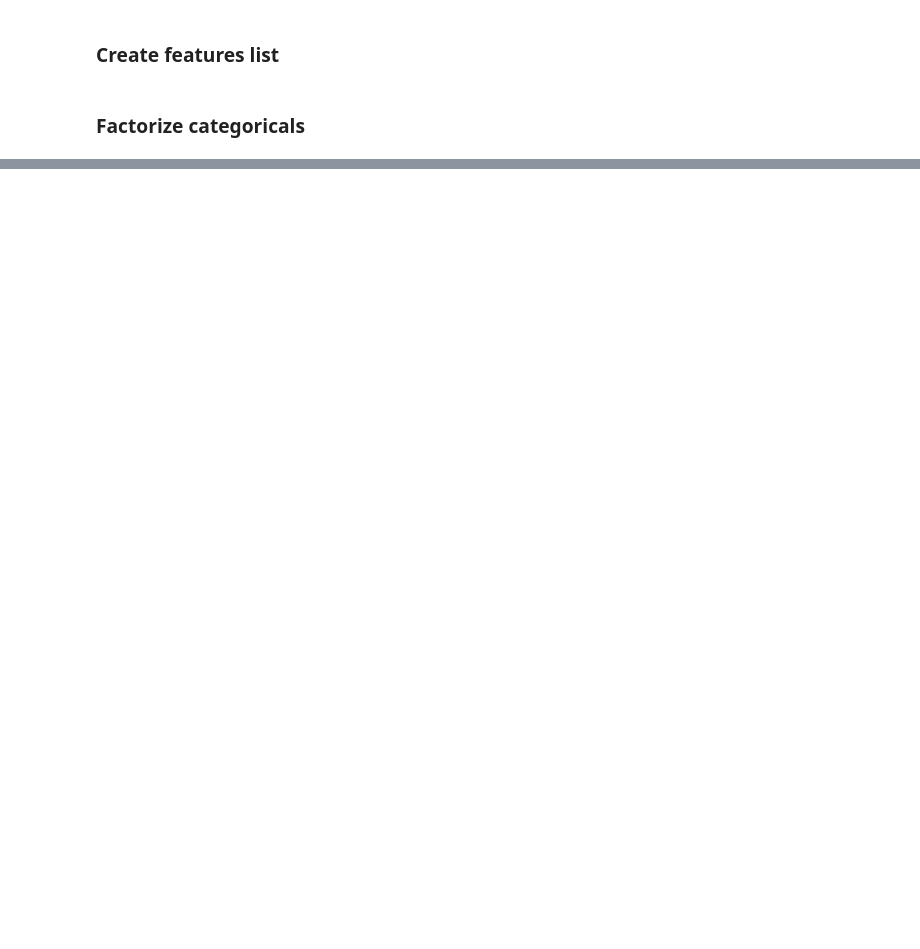
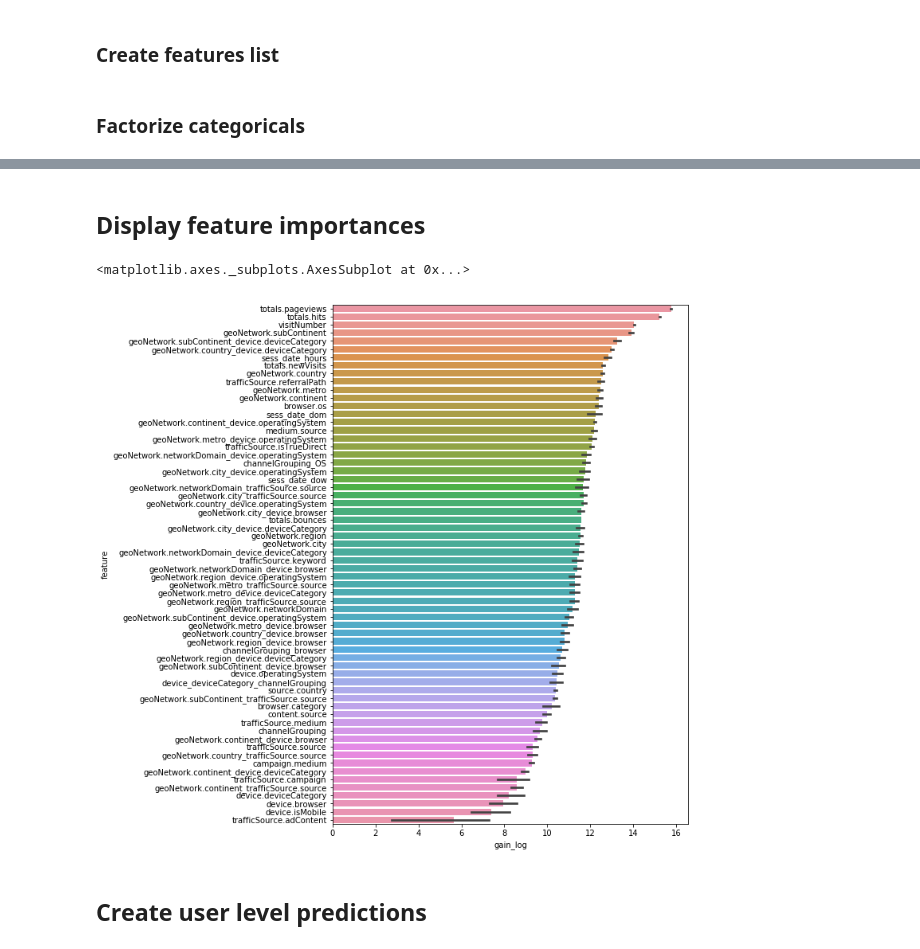
Before and after one commit to souvikb07/Google-Analytics-Customer-Revenue-Prediction, a Jupyter notebook: GACRP.ipynb, the cells around one changed output, grey strips where cells are left out. Drawn from its saved outputs; the diff is of its cells as text; code cells hidden in the pictures; blank space fills up the shorter version.

```diff
--- a/GACRP.ipynb
+++ b/GACRP.ipynb
@@ -140,0 +365,35 @@ for f in categorical_features:
+# %%
+folds = get_folds(df=train, n_splits=5)
+
+train_features = [_f for _f in train.columns if _f not in excluded_features]
+importances = pd.DataFrame()
+oof_reg_preds = np.zeros(train.shape[0])
+sub_reg_preds = np.zeros(test.shape[0])
+for fold_, (trn_, val_) in enumerate(folds):
+    print("Fold:",fold_)
+    trn_x, trn_y = train[train_features].iloc[trn_], y_reg.iloc[trn_]
+    val_x, val_y = train[train_features].iloc[val_], y_reg.iloc[val_]
+    reg = lgb.LGBMRegressor(**params,
+         n_estimators=1000
+    )
+    reg.fit(
+        trn_x, np.log1p(trn_y),
+        eval_set=[(val_x, np.log1p(val_y))],
+        early_stopping_rounds=50,
+        verbose=100,
+        eval_metric='rmse'
+    )
+    imp_df = pd.DataFrame()
+    imp_df['feature'] = train_features
+    imp_df['gain'] = reg.booster_.feature_importance(importance_type='gain')
+
+    imp_df['fold'] = fold_ + 1
+    importances = pd.concat([importances, imp_df], axis=0, sort=False)
+
+    oof_reg_preds[val_] = reg.predict(val_x, num_iteration=reg.best_iteration_)
+    oof_reg_preds[oof_reg_preds < 0] = 0
+    _preds = reg.predict(test[train_features], num_iteration=reg.best_iteration_)
+    _preds[_preds < 0] = 0
+    sub_reg_preds += np.expm1(_preds) / len(folds)
+
+mean_squared_error(np.log1p(y_reg), oof_reg_preds) ** .5
@@ -140,0 +419,17 @@ for f in categorical_features:
+# %% [markdown]
+## Display feature importances
+# %%
+import warnings
+warnings.simplefilter('ignore', FutureWarning)
+
+importances['gain_log'] = np.log1p(importances['gain'])
+mean_gain = importances[['gain', 'feature']].groupby('feature').mean()
+importances['mean_gain'] = importances['feature'].map(mean_gain['gain'])
+
+plt.figure(figsize=(8, 12))
+sns.barplot(x='gain_log', y='feature', data=importances.sort_values('mean_gain', ascending=False))
+# %% [output]
+<matplotlib.axes._subplots.AxesSubplot at 0x...>
+[figure, added]
+# %% [markdown]
+## Create user level predictions
```
Also changed, not shown: parts of 34 cells of this notebook.
